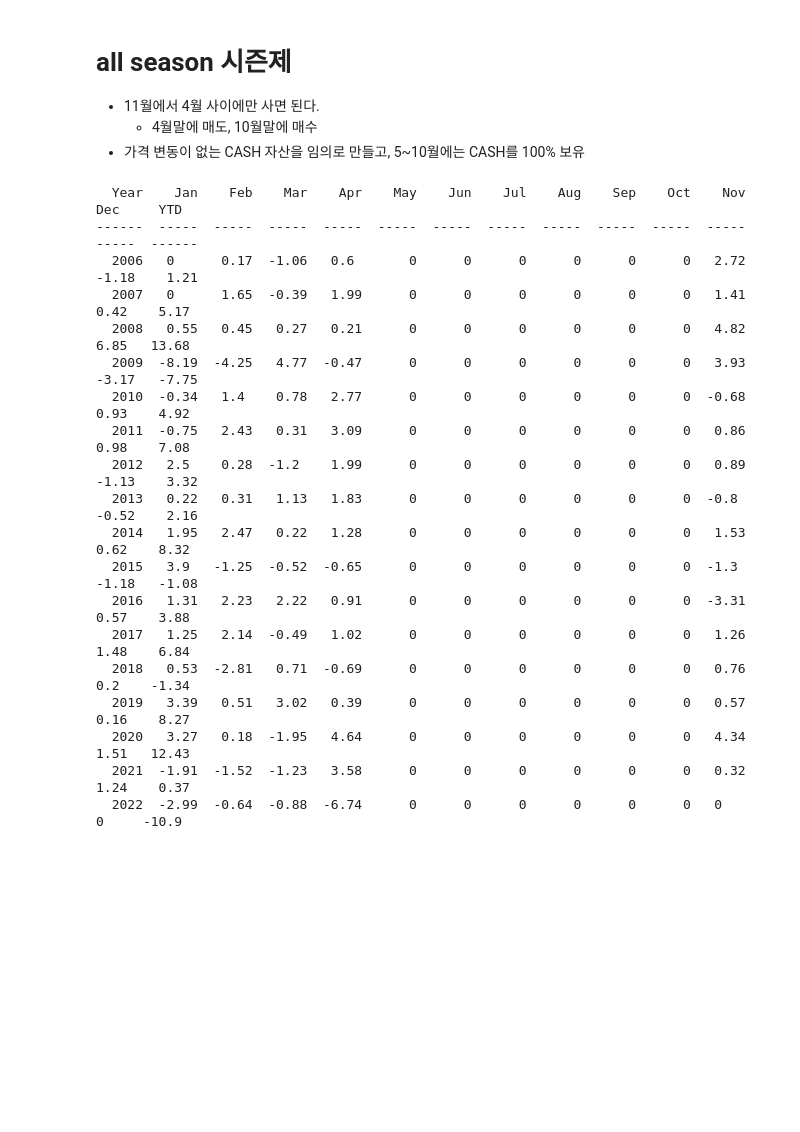
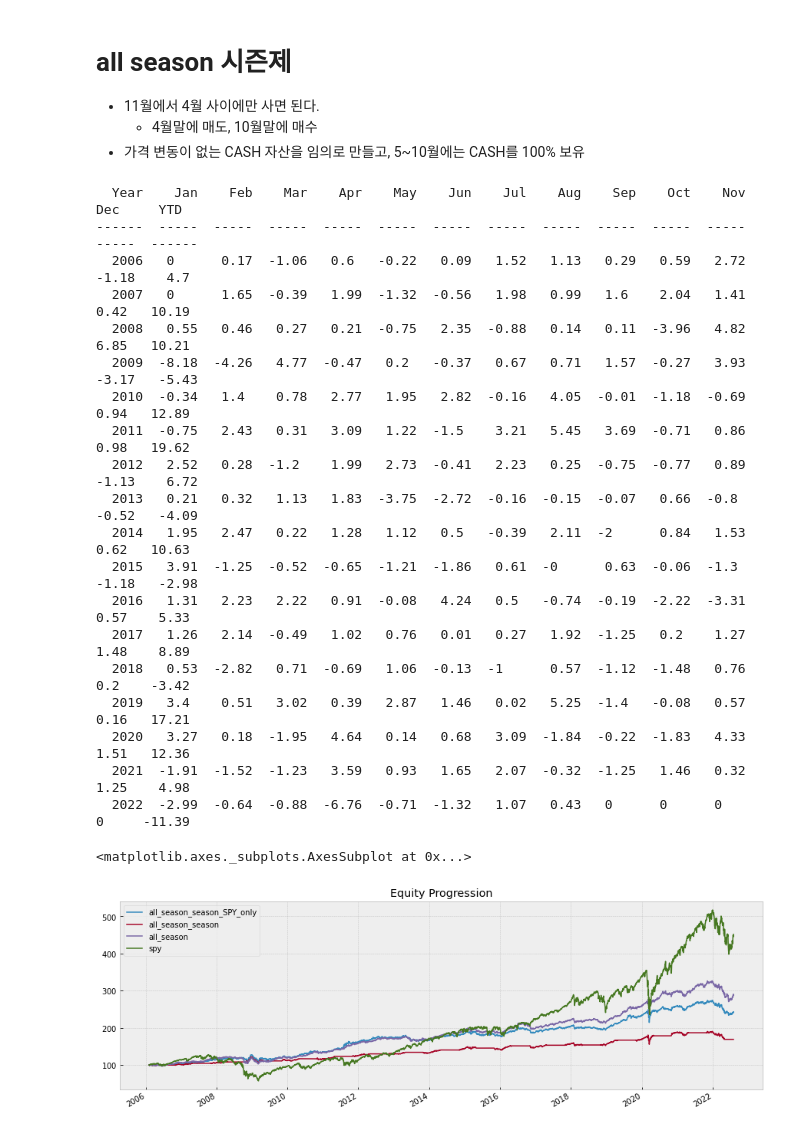
Before and after one commit to chanlee4345/invest, a Jupyter notebook: bt_사계절시즌제.ipynb, the cells around one changed output. Saved outputs shown, nothing was run; the diff lists cells and outputs as text; code cells hidden in the pictures; blank space fills up the shorter version.

```diff
--- a/bt_사계절시즌제.ipynb
+++ b/bt_사계절시즌제.ipynb
@@ -102,30 +101,63 @@ s2 = bt.Strategy('all_season_season',
                  bt.algos.Rebalance(),
                  ])
 bt2 = bt.Backtest(s2, df, initial_capital=initial_capital)
+# %%
+class WeighAllSeasonSeasonSPYOnly(bt.Algo):
+  def __init__(self):
+    super(WeighAllSeasonSeasonSPYOnly, self).__init__()
+
+  def __call__(self, target):
+    current_month = target.universe[['CASH']].loc[target.now].name.month
+    if current_month >= 10 or current_month < 4: # invest
+      weights = pd.Series([0.3,0.15,0.4,0.075,0.075],
+                          ['SPY','IEF','TLT','GLD','DBC'])
+    else: # rest. SPY 대신 CASH
+      weights = pd.Series([0.3,0.15,0.4,0.075,0.075],
+                          ['CASH','IEF','TLT','GLD','DBC'])
+
+    target.temp['weights'] = weights
+    target.temp['selected'] = list(weights.index)
+
+    return True
+# %%
+s3 = bt.Strategy('all_season_season_SPY_only',
+                [bt.algos.RunMonthly(run_on_end_of_period=True),
+                 #bt.algos.PrintDate(),
+                 bt.algos.SelectAll(),
+                 WeighAllSeasonSeasonSPYOnly(),
+                 #bt.algos.PrintTempData(),
+                 bt.algos.Rebalance(),
+                 ])
+bt3 = bt.Backtest(s3, df, initial_capital=initial_capital)
 # %%
-res = bt.run(bt2, bt1, spy)
+res = bt.run(bt3, bt2, bt1, spy)
 # %%
 res.display_monthly_returns()
 # %% [output]
   Year    Jan    Feb    Mar    Apr    May    Jun    Jul    Aug    Sep    Oct    Nov    Dec     YTD
 ------  -----  -----  -----  -----  -----  -----  -----  -----  -----  -----  -----  -----  ------
-  2006   0      0.17  -1.06   0.6       0      0      0      0      0      0   2.72  -1.18    1.21
-  2007   0      1.65  -0.39   1.99      0      0      0      0      0      0   1.41   0.42    5.17
-  2008   0.55   0.45   0.27   0.21      0      0      0      0      0      0   4.82   6.85   13.68
-  2009  -8.19  -4.25   4.77  -0.47      0      0      0      0      0      0   3.93  -3.17   -7.75
-  2010  -0.34   1.4    0.78   2.77      0      0      0      0      0      0  -0.68   0.93    4.92
-  2011  -0.75   2.43   0.31   3.09      0      0      0      0      0      0   0.86   0.98    7.08
-  2012   2.5    0.28  -1.2    1.99      0      0      0      0      0      0   0.89  -1.13    3.32
-  2013   0.22   0.31   1.13   1.83      0      0      0      0      0      0  -0.8   -0.52    2.16
-  2014   1.95   2.47   0.22   1.28      0      0      0      0      0      0   1.53   0.62    8.32
-  2015   3.9   -1.25  -0.52  -0.65      0      0      0      0      0      0  -1.3   -1.18   -1.08
-  2016   1.31   2.23   2.22   0.91      0      0      0      0      0      0  -3.31   0.57    3.88
-  2017   1.25   2.14  -0.49   1.02      0      0      0      0      0      0   1.26   1.48    6.84
-  2018   0.53  -2.81   0.71  -0.69      0      0      0      0      0      0   0.76   0.2    -1.34
-  2019   3.39   0.51   3.02   0.39      0      0      0      0      0      0   0.57   0.16    8.27
-  2020   3.27   0.18  -1.95   4.64      0      0      0      0      0      0   4.34   1.51   12.43
-  2021  -1.91  -1.52  -1.23   3.58      0      0      0      0      0      0   0.32   1.24    0.37
-  2022  -2.99  -0.64  -0.88  -6.74      0      0      0      0      0      0   0      0     -10.9
+  2006   0      0.17  -1.06   0.6   -0.22   0.09   1.52   1.13   0.29   0.59   2.72  -1.18    4.7
+  2007   0      1.65  -0.39   1.99  -1.32  -0.56   1.98   0.99   1.6    2.04   1.41   0.42   10.19
+  2008   0.55   0.46   0.27   0.21  -0.75   2.35  -0.88   0.14   0.11  -3.96   4.82   6.85   10.21
+  2009  -8.18  -4.26   4.77  -0.47   0.2   -0.37   0.67   0.71   1.57  -0.27   3.93  -3.17   -5.43
+  2010  -0.34   1.4    0.78   2.77   1.95   2.82  -0.16   4.05  -0.01  -1.18  -0.69   0.94   12.89
+  2011  -0.75   2.43   0.31   3.09   1.22  -1.5    3.21   5.45   3.69  -0.71   0.86   0.98   19.62
+  2012   2.52   0.28  -1.2    1.99   2.73  -0.41   2.23   0.25  -0.75  -0.77   0.89  -1.13    6.72
+  2013   0.21   0.32   1.13   1.83  -3.75  -2.72  -0.16  -0.15  -0.07   0.66  -0.8   -0.52   -4.09
+  2014   1.95   2.47   0.22   1.28   1.12   0.5   -0.39   2.11  -2      0.84   1.53   0.62   10.63
+  2015   3.91  -1.25  -0.52  -0.65  -1.21  -1.86   0.61  -0      0.63  -0.06  -1.3   -1.18   -2.98
+  2016   1.31   2.23   2.22   0.91  -0.08   4.24   0.5   -0.74  -0.19  -2.22  -3.31   0.57    5.33
+  2017   1.26   2.14  -0.49   1.02   0.76   0.01   0.27   1.92  -1.25   0.2    1.27   1.48    8.89
+  2018   0.53  -2.82   0.71  -0.69   1.06  -0.13  -1      0.57  -1.12  -1.48   0.76   0.2    -3.42
+  2019   3.4    0.51   3.02   0.39   2.87   1.46   0.02   5.25  -1.4   -0.08   0.57   0.16   17.21
+  2020   3.27   0.18  -1.95   4.64   0.14   0.68   3.09  -1.84  -0.22  -1.83   4.33   1.51   12.36
+  2021  -1.91  -1.52  -1.23   3.59   0.93   1.65   2.07  -0.32  -1.25   1.46   0.32   1.25    4.98
+  2022  -2.99  -0.64  -0.88  -6.76  -0.71  -1.32   1.07   0.43   0      0      0      0     -11.39
+# %%
+res.plot()
+# %% [output]
+<matplotlib.axes._subplots.AxesSubplot at 0x...>
+[figure, added]
 # %%
 res.display()
 # %% [output]
```
Also changed, not shown: parts of 4 cells of this notebook.
